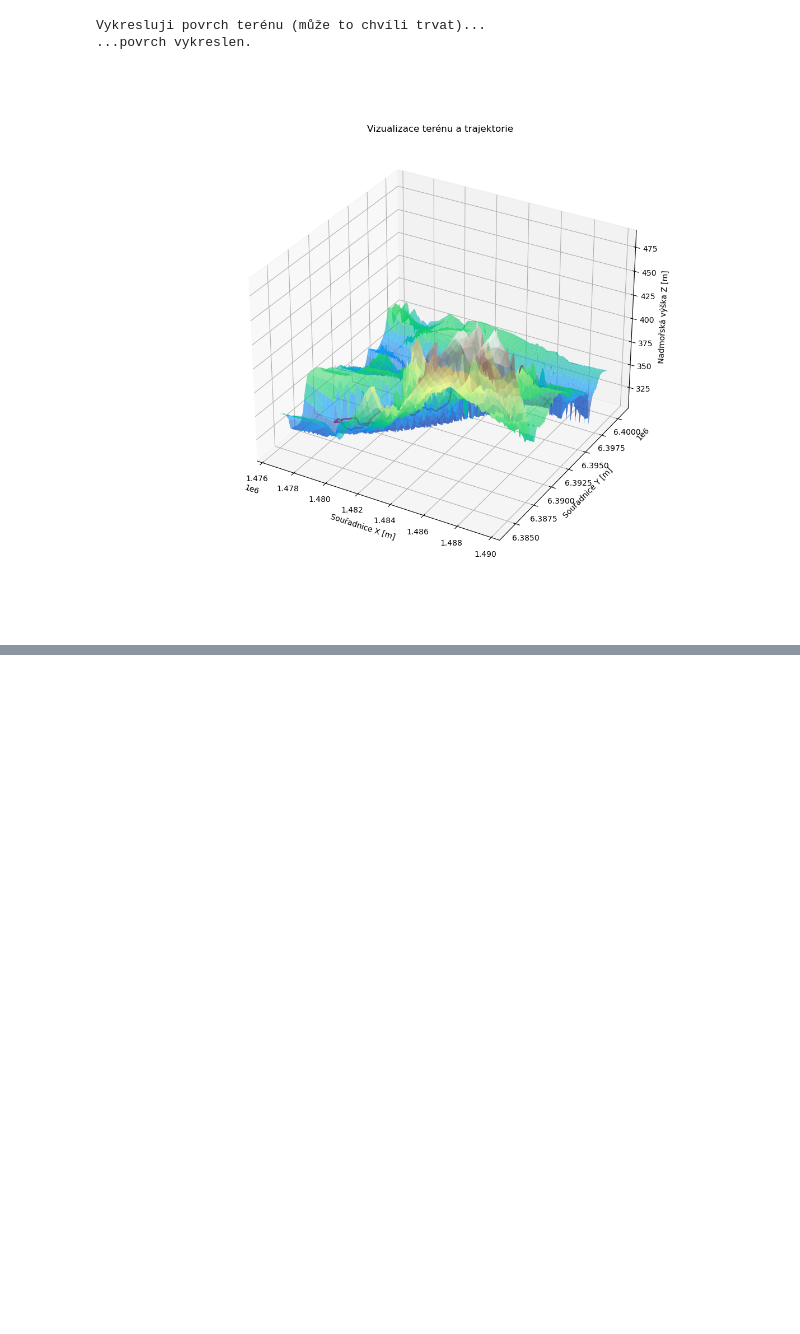
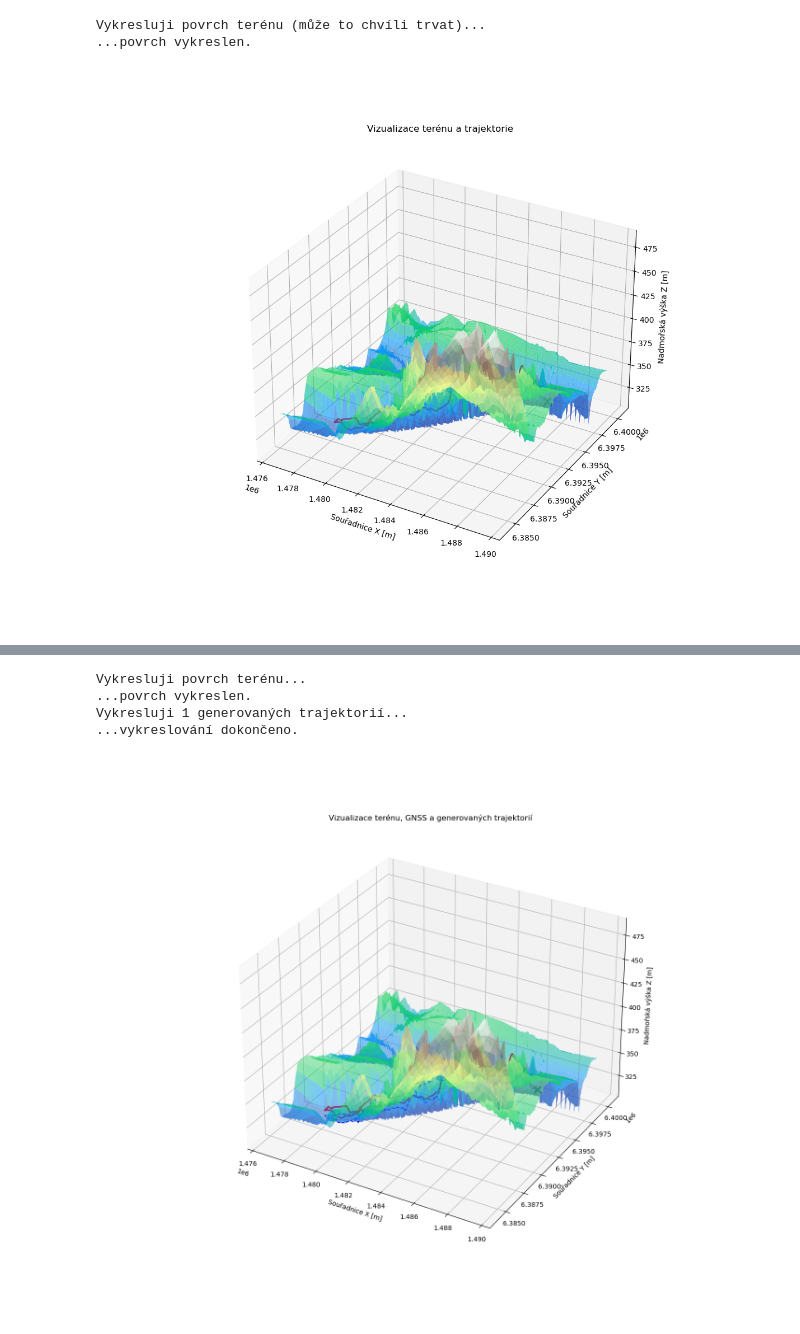
Before and after one commit to Lukas-Kozel/KalmanNet-for-state-estimation, a Jupyter notebook: TAN/main_tan.ipynb, the cells around one changed output, grey strips where cells are left out. Cells and saved outputs as stored; diff of their text form; code cells hidden in the pictures; blank space fills up the shorter version.

```diff
--- a/TAN/main_tan.ipynb
+++ b/TAN/main_tan.ipynb
@@ -0,0 +1,4 @@
+# %%
+import torch
+device = torch.device("cuda" if torch.cuda.is_available() else "cpu")
+print(f"Používané zařízení: {device}")
@@ -83,0 +273,76 @@ Vykresluji povrch terénu (může to chvíli trvat)...
+# %%
+import matplotlib.pyplot as plt
+import numpy as np
+
+# --- Předpokládáme, že všechny proměnné z vašeho kódu již existují ---
+# souradniceX_mapa, souradniceY_mapa, souradniceZ_mapa
+# souradniceGNSS
+# x_generated (tensor o tvaru [5, 1276, 3])
+# terMap (vaše interpolační funkce)
+
+# --- Krok 1: Převod vygenerovaných dat z PyTorch tenzoru na NumPy pole ---
+# .cpu() je pojistka pro případ, že by data byla na GPU
+x_gen_np = x_generated.cpu().numpy()
+
+# --- Krok 2: Vytvoření základního grafu (váš kód) ---
+fig = plt.figure(figsize=(14, 12))
+ax = fig.add_subplot(111, projection='3d')
+
+print("Vykresluji povrch terénu...")
+ax.plot_surface(souradniceX_mapa, souradniceY_mapa, souradniceZ_mapa,
+                  rstride=50, cstride=50,
+                  cmap='terrain',
+                  alpha=0.5, # Mírně průhlednější, aby byly vidět trajektorie
+                  label='Terén')
+print("...povrch vykreslen.")
+
+# Vykreslení původní "pravdivé" GNSS trajektorie pro srovnání
+x_trajektorie = souradniceGNSS[0, :]
+y_trajektorie = souradniceGNSS[1, :]
+z_trajektorie = souradniceGNSS[2, :]
+
+ax.plot(x_trajektorie, y_trajektorie, z_trajektorie,
+        'r-',
+        linewidth=2.5, # Trochu tlustší, aby byla vidět
+        label='Původní trajektorie (GNSS)')
+
+# --- Krok 3: Vykreslení všech 5 vygenerovaných trajektorií ---
+print(f"Vykresluji {num_simulated_trajectories} generovaných trajektorií...")
+
+for i in range(num_simulated_trajectories):
+    # Extrakce X a Y souřadnic pro i-tou trajektorii
+    px_generated = x_gen_np[i, :, 0]
+    py_generated = x_gen_np[i, :, 1]
+
+    # !!! DŮLEŽITÉ: Výpočet Z souřadnice (nadmořské výšky) pomocí mapy !!!
+    pz_generated = terMap(px_generated, py_generated)
+
+    # Vykreslíme trajektorii. Label přidáme jen k první, aby nebyla legenda přeplněná.
+    label_text = 'Generované trajektorie' if i == 0 else None
+
+    ax.plot(px_generated, py_generated, pz_generated,
+            'b--', # Modrá přerušovaná čára
+            linewidth=1.5,
+            label=label_text)
+
+print("...vykreslování dokončeno.")
+
+# --- Krok 4: Finalizace grafu (váš kód) ---
+ax.plot([x_trajektorie[0]], [y_trajektorie[0]], [z_trajektorie[0]],
+        'go', markersize=8, label='Start (GNSS)')
+
+ax.plot([x_trajektorie[-1]], [y_trajektorie[-1]], [z_trajektorie[-1]],
+        'kx', markersize=10, markeredgewidth=3, label='Cíl (GNSS)')
+
+ax.set_xlabel('Souřadnice X [m]')
+ax.set_ylabel('Souřadnice Y [m]')
+ax.set_zlabel('Nadmořská výška Z [m]')
+ax.set_title('Vizualizace terénu, GNSS a generovaných trajektorií')
+ax.grid(True)
+plt.show()
+# %% [output]
+Vykresluji povrch terénu...
+...povrch vykreslen.
+Vykresluji 1 generovaných trajektorií...
+...vykreslování dokončeno.
+[figure, added]
```
Also changed, not shown: parts of 7 cells of this notebook, 4 other files.
